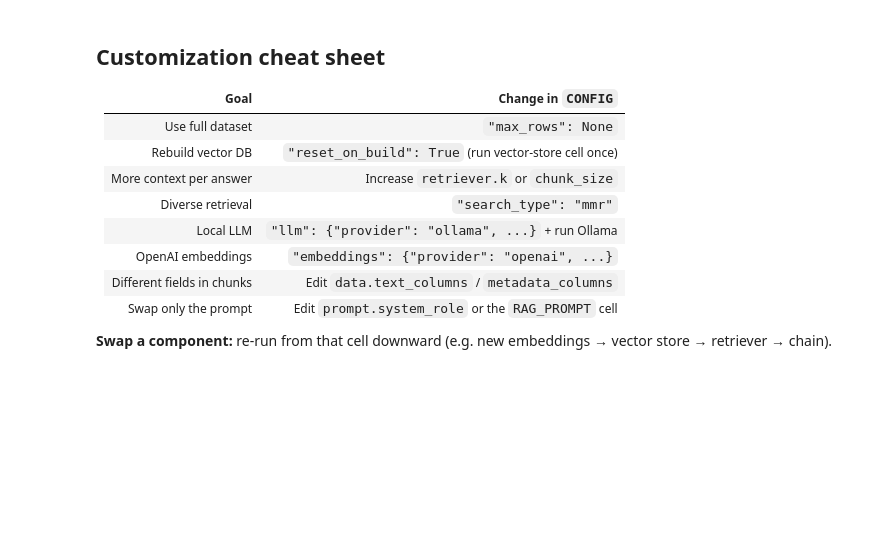
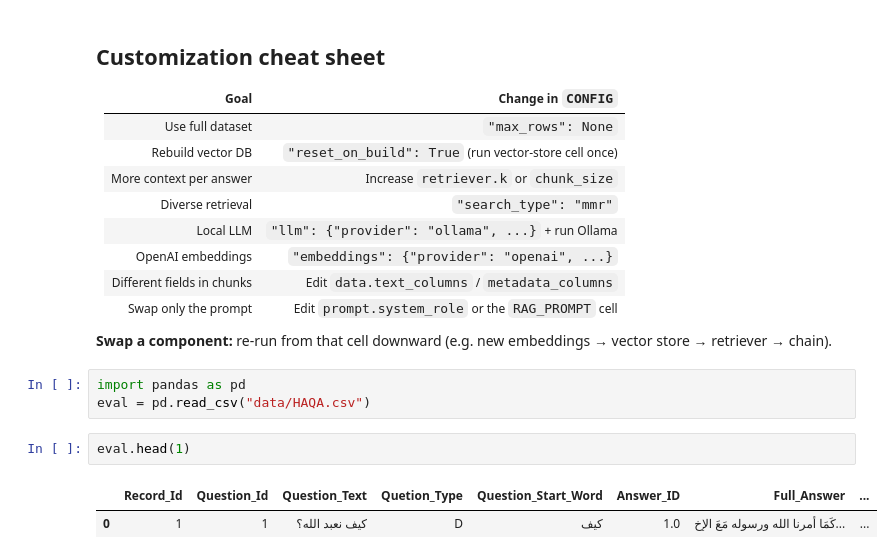
Before and after one commit to aliabdelmonam/Islamic-Knowledge-Retrieval-System, a Jupyter notebook: dev.ipynb, the cells around one changed output. Cells and saved outputs as stored; diff of their text form; blank space fills up the shorter version.

```diff
--- a/dev.ipynb
+++ b/dev.ipynb
@@ -345,3 +368,11 @@ page_id=178672 | . فإذا قال المصلون ذلك فإن الله سبح
 | Swap only the prompt | Edit `prompt.system_role` or the `RAG_PROMPT` cell |
 
 **Swap a component:** re-run from that cell downward (e.g. new embeddings → vector store → retriever → chain).
+# %%
+import pandas as pd
+eval = pd.read_csv("data/HAQA.csv")
+# %%
+eval.head(1)
+# %% [output]
+|  | Record_Id | Question_Id | Question_Text | Quetion_Type | Question_Start_Word | Answer_ID | Full_Answer | ... |
+| 0 | 1 | 1 | كيف نعبد الله؟ | D | كيف | 1.0 | كَمَا أمرنا الله ورسوله مَعَ الإخ... | ... |
```
Also changed, not shown: parts of 16 cells of this notebook, 1 other file.
